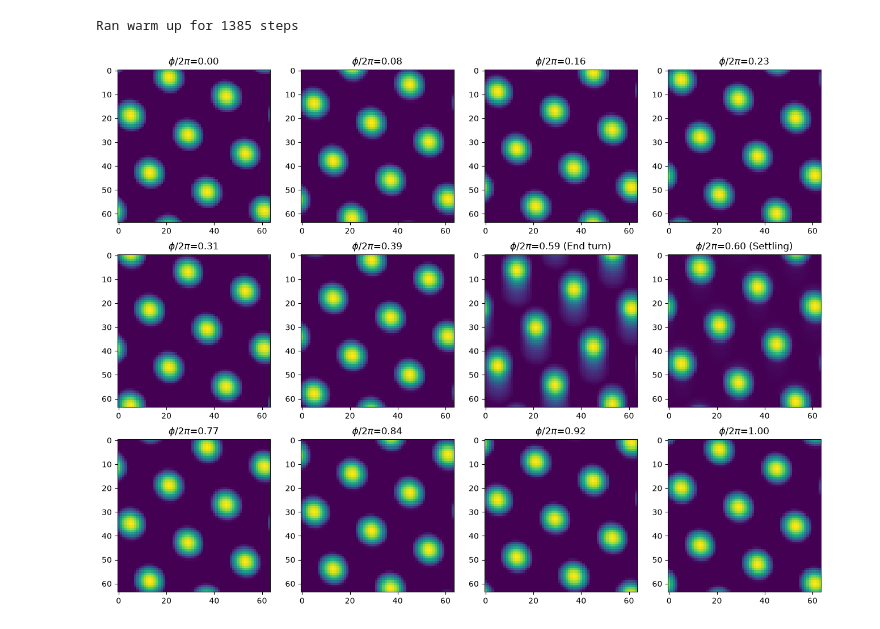
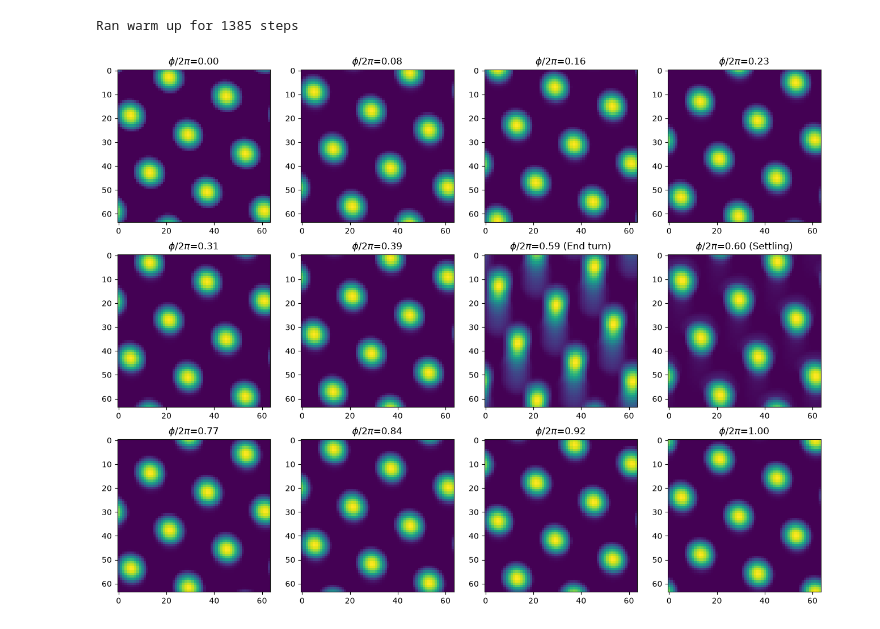
Before and after one commit to siaulich/grid-cells, a Jupyter notebook: notebooks/bat_flight_grid_bump.ipynb, the cells around one changed output. Drawn from its saved outputs; the diff is of its cells as text; code cells hidden in the pictures.

```diff
--- a/notebooks/bat_flight_grid_bump.ipynb
+++ b/notebooks/bat_flight_grid_bump.ipynb
@@ -13,7 +13,7 @@ n_min_plots = 10
 dt = 0.5e-3
 n = 64
 
-net = ToroidZhang1996(n=n, dt=dt, periodicity=18, revolutions=1)
+net = ToroidZhang1996(n=n, dt=dt, periodicity=18, revolutions=(2,1))
 net.warm_up()
 ncols = np.int64(np.ceil(np.sqrt(n_min_plots)))
 nrows = np.int64(np.ceil(n_min_plots / ncols))
@@ -27,34 +27,34 @@ duration = int(0.02 / dt)
 n_steps = int((2 * np.pi - omega_max * duration * dt) / omega / dt) + duration
 records = np.linspace(0, n_steps - 1, n_plots, dtype=int)
 plot_counter = 0
 time = 0
 
 
 for step_iter in range(n_steps):
     if step_iter - n_steps // 2 == duration:
         net.step(omega_max, 0)
         ax[plot_counter].imshow(net.s)
         ax[plot_counter].set_title(f"$\\phi/2\\pi$={phi/(2*np.pi):.2f} (End turn)")
         plot_counter += 1
     elif step_iter - n_steps // 2 == 2 * duration:
         net.step(omega_max, 0)
         ax[plot_counter].imshow(net.s)
         ax[plot_counter].set_title(f"$\\phi/2\\pi$={phi/(2*np.pi):.2f} (Settling)")
         plot_counter += 1
     elif step_iter == records[plot_counter]:
         ax[plot_counter].imshow(net.s)
         ax[plot_counter].set_title(f"$\\phi/2\\pi$={phi/(2*np.pi):.2f}")
         plot_counter += 1
     if 0 <= (step_iter - n_steps // 2) < duration:
         net.step(omega_max, 0)
         phi += omega_max * dt
     else:
         net.step(omega, 0)
         phi += omega * dt
     time += dt
 # %% [output]
 Ran warm up for 1385 steps
-[figure, old version]
+[figure, new version]
 # %%
 T = 400
 dt = 0.5e-3
```
Also changed, not shown: parts of 2 cells of this notebook, 4 other files.
